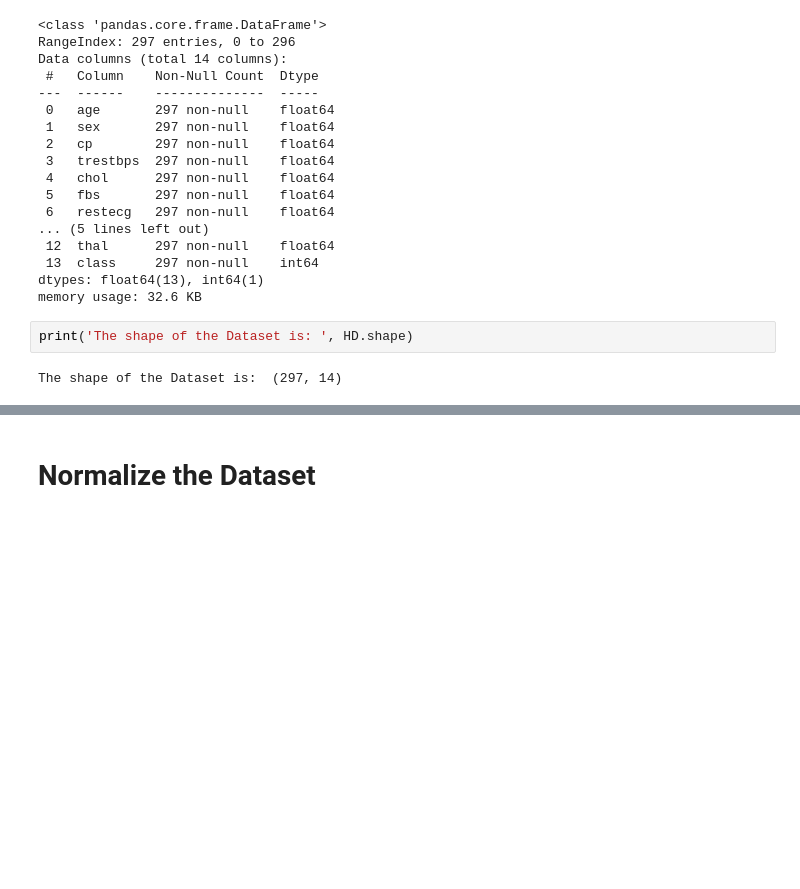
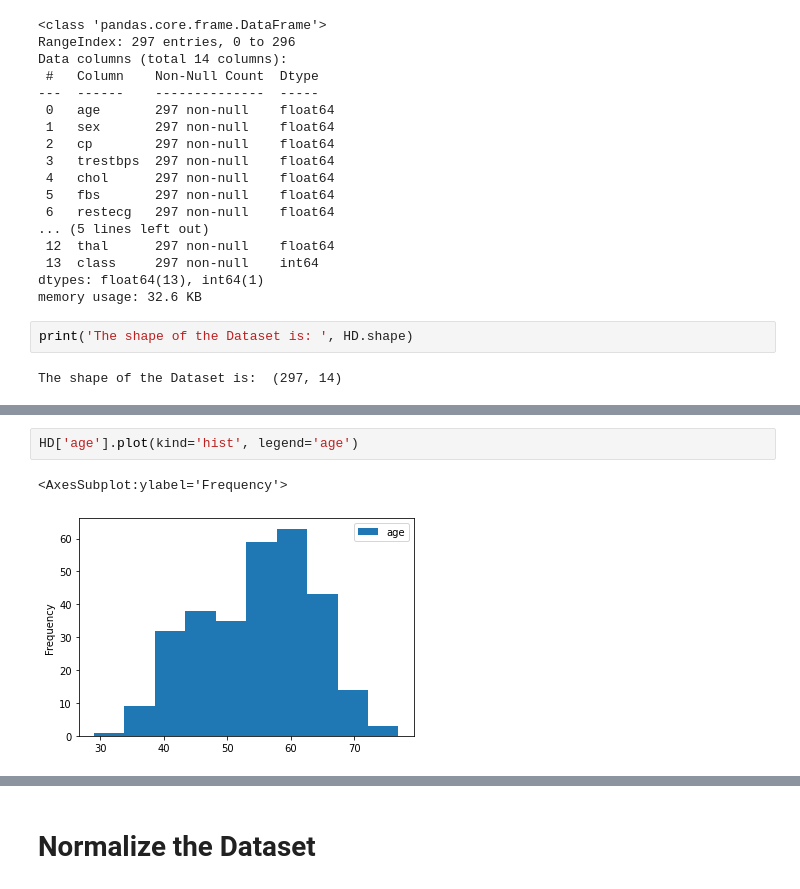
Before and after one commit to Liomat97/Machine-Learning, a Jupyter notebook: Test.ipynb, the cells around one changed output, grey strips where cells are left out. Drawn from its saved outputs; the diff is of its cells as text; blank space fills up the shorter version.

```diff
--- a/Test.ipynb
+++ b/Test.ipynb
@@ -85,0 +92,5 @@ corr_matrix.style.background_gradient(cmap='YlOrRd')
+# %%
+HD['age'].plot(kind='hist', legend='age')
+# %% [output]
+<AxesSubplot:ylabel='Frequency'>
+[figure, added]
```
Also changed, not shown: parts of 28 cells of this notebook.
